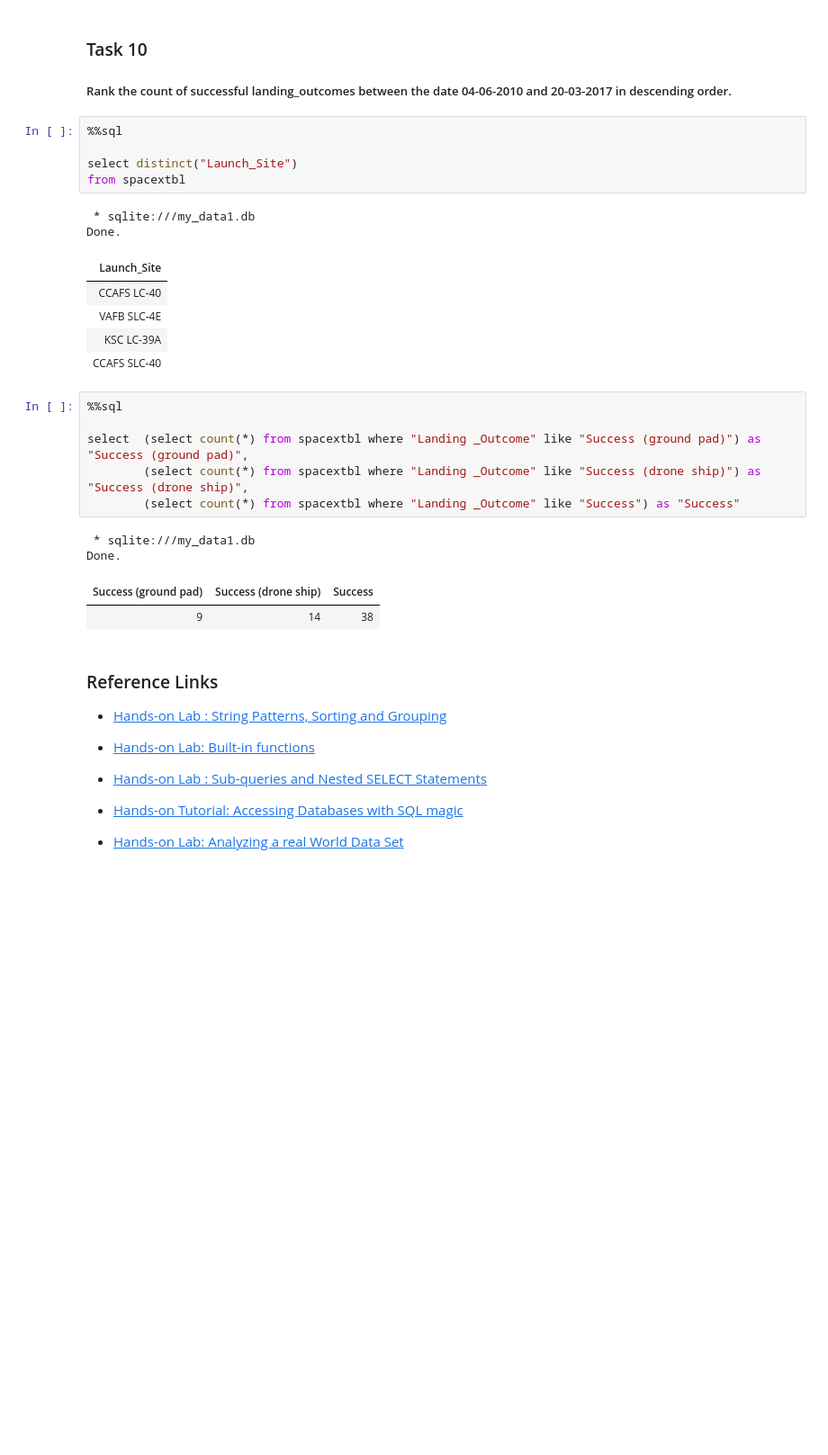
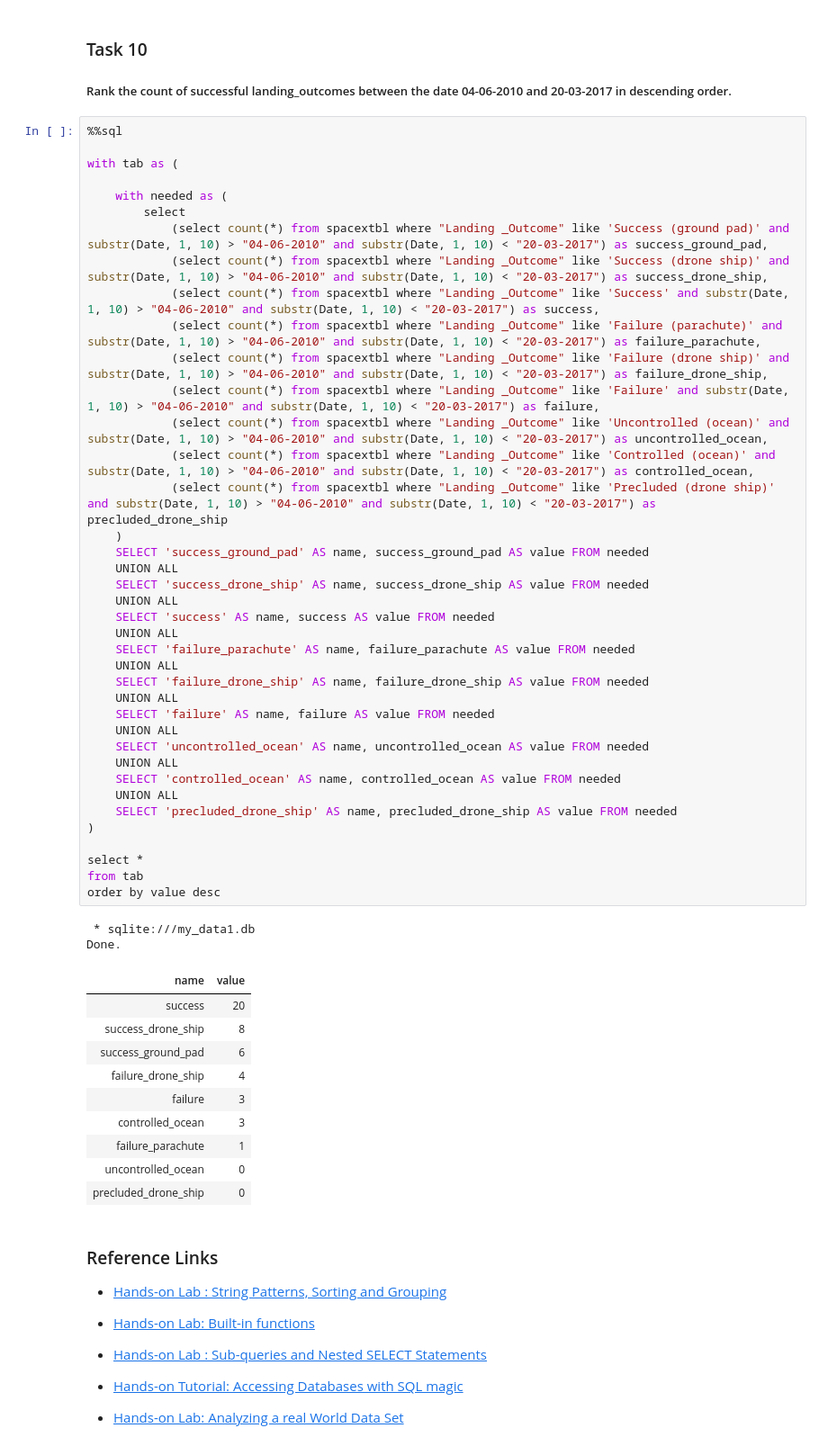
Before and after one commit to billykoech137/spacex_falcon9_project, a Jupyter notebook: jupyter-labs-eda-sql-coursera_sqllite.ipynb, the cells around one changed output. Shown at 90% size. Saved outputs shown, nothing was run; the diff lists cells and outputs as text; blank space fills up the shorter version.

```diff
--- a/jupyter-labs-eda-sql-coursera_sqllite.ipynb
+++ b/jupyter-labs-eda-sql-coursera_sqllite.ipynb
@@ -297,30 +277,58 @@ Done.
 
 
 ##### Rank the  count of  successful landing_outcomes between the date 04-06-2010 and 20-03-2017 in descending order.
-# %%
-%%sql
-
-select distinct("Launch_Site")
-from spacextbl
-# %% [output]
- * sqlite:///my_data1.db
-Done.
-| Launch_Site |
-| CCAFS LC-40 |
-| VAFB SLC-4E |
-| KSC LC-39A |
-| CCAFS SLC-40 |
-# %%
-%%sql
-
-select  (select count(*) from spacextbl where "Landing _Outcome" like "Success (ground pad)") as "Success (ground pad)",
-        (select count(*) from spacextbl where "Landing _Outcome" like "Success (drone ship)") as "Success (drone ship)",
-        (select count(*) from spacextbl where "Landing _Outcome" like "Success") as "Success"
-# %% [output]
- * sqlite:///my_data1.db
-Done.
-| Success (ground pad) | Success (drone ship) | Success |
-| 9 | 14 | 38 |
+# %%
+%%sql
+
+with tab as (
+
+    with needed as (
+        select
+            (select count(*) from spacextbl where "Landing _Outcome" like 'Success (ground pad)' and substr(Date, 1, 10) > "04-06-2010" and substr(Date, 1, 10) < "20-03-2017") as success_ground_pad,
+            (select count(*) from spacextbl where "Landing _Outcome" like 'Success (drone ship)' and substr(Date, 1, 10) > "04-06-2010" and substr(Date, 1, 10) < "20-03-2017") as success_drone_ship,
+            (select count(*) from spacextbl where "Landing _Outcome" like 'Success' and substr(Date, 1, 10) > "04-06-2010" and substr(Date, 1, 10) < "20-03-2017") as success,
+            (select count(*) from spacextbl where "Landing _Outcome" like 'Failure (parachute)' and substr(Date, 1, 10) > "04-06-2010" and substr(Date, 1, 10) < "20-03-2017") as failure_parachute,
+            (select count(*) from spacextbl where "Landing _Outcome" like 'Failure (drone ship)' and substr(Date, 1, 10) > "04-06-2010" and substr(Date, 1, 10) < "20-03-2017") as failure_drone_ship,
+            (select count(*) from spacextbl where "Landing _Outcome" like 'Failure' and substr(Date, 1, 10) > "04-06-2010" and substr(Date, 1, 10) < "20-03-2017") as failure,
+            (select count(*) from spacextbl where "Landing _Outcome" like 'Uncontrolled (ocean)' and substr(Date, 1, 10) > "04-06-2010" and substr(Date, 1, 10) < "20-03-2017") as uncontrolled_ocean,
+            (select count(*) from spacextbl where "Landing _Outcome" like 'Controlled (ocean)' and substr(Date, 1, 10) > "04-06-2010" and substr(Date, 1, 10) < "20-03-2017") as controlled_ocean,
+            (select count(*) from spacextbl where "Landing _Outcome" like 'Precluded (drone ship)' and substr(Date, 1, 10) > "04-06-2010" and substr(Date, 1, 10) < "20-03-2017") as precluded_drone_ship
+    )
+    SELECT 'success_ground_pad' AS name, success_ground_pad AS value FROM needed
+    UNION ALL
+    SELECT 'success_drone_ship' AS name, success_drone_ship AS value FROM needed
+    UNION ALL
+    SELECT 'success' AS name, success AS value FROM needed
+    UNION ALL
+    SELECT 'failure_parachute' AS name, failure_parachute AS value FROM needed
+    UNION ALL
+    SELECT 'failure_drone_ship' AS name, failure_drone_ship AS value FROM needed
+    UNION ALL
+    SELECT 'failure' AS name, failure AS value FROM needed
+    UNION ALL
+    SELECT 'uncontrolled_ocean' AS name, uncontrolled_ocean AS value FROM needed
+    UNION ALL
+    SELECT 'controlled_ocean' AS name, controlled_ocean AS value FROM needed
+    UNION ALL
+    SELECT 'precluded_drone_ship' AS name, precluded_drone_ship AS value FROM needed
+)
+
+select *
+from tab
+order by value desc
+# %% [output]
+ * sqlite:///my_data1.db
+Done.
+| name | value |
+| success | 20 |
+| success_drone_ship | 8 |
+| success_ground_pad | 6 |
+| failure_drone_ship | 4 |
+| failure | 3 |
+| controlled_ocean | 3 |
+| failure_parachute | 1 |
+| uncontrolled_ocean | 0 |
+| precluded_drone_ship | 0 |
 # %% [markdown]
 ### Reference Links
 
```
Also changed, not shown: parts of 2 cells of this notebook, 7 other files.
